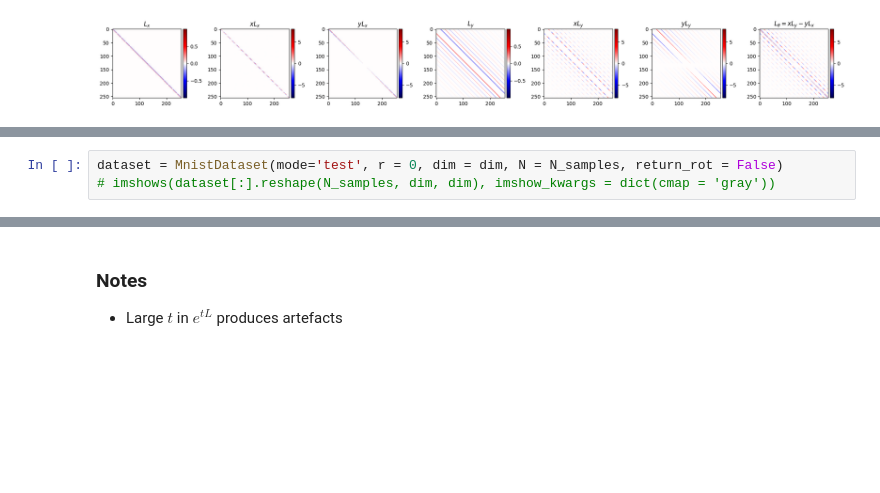
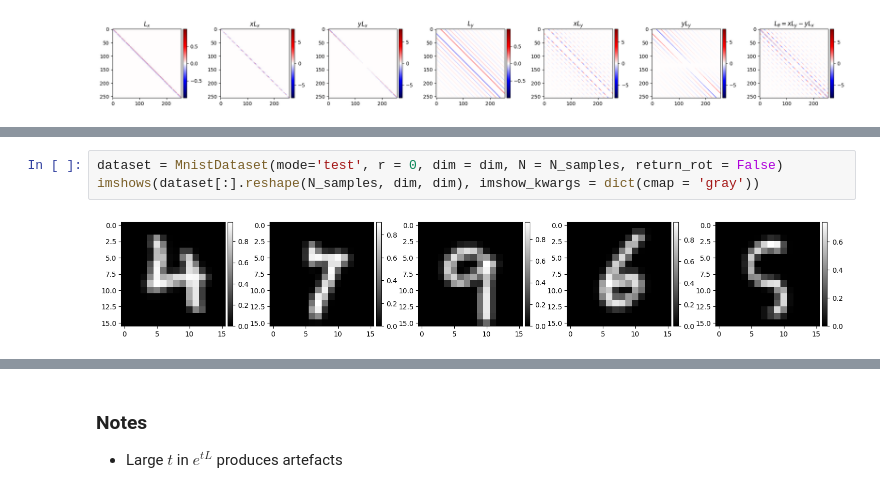
Before and after one commit to elidub/SymPDE, a Jupyter notebook: notebooks/generator_exploration.ipynb, the cells around one changed output, grey strips where cells are left out. Cells and saved outputs as stored; diff of their text form; blank space fills up the shorter version.

```diff
--- a/notebooks/generator_exploration.ipynb
+++ b/notebooks/generator_exploration.ipynb
@@ -35,3 +86,5 @@ imshows(Ls, titles = Ls_titles, vminmaxs = 'separate')
 # %%
 dataset = MnistDataset(mode='test', r = 0, dim = dim, N = N_samples, return_rot = False)
-# imshows(dataset[:].reshape(N_samples, dim, dim), imshow_kwargs = dict(cmap = 'gray'))
+imshows(dataset[:].reshape(N_samples, dim, dim), imshow_kwargs = dict(cmap = 'gray'))
+# %% [output]
+[figure, added]
```
Also changed, not shown: parts of 28 cells of this notebook, 6 other files.
